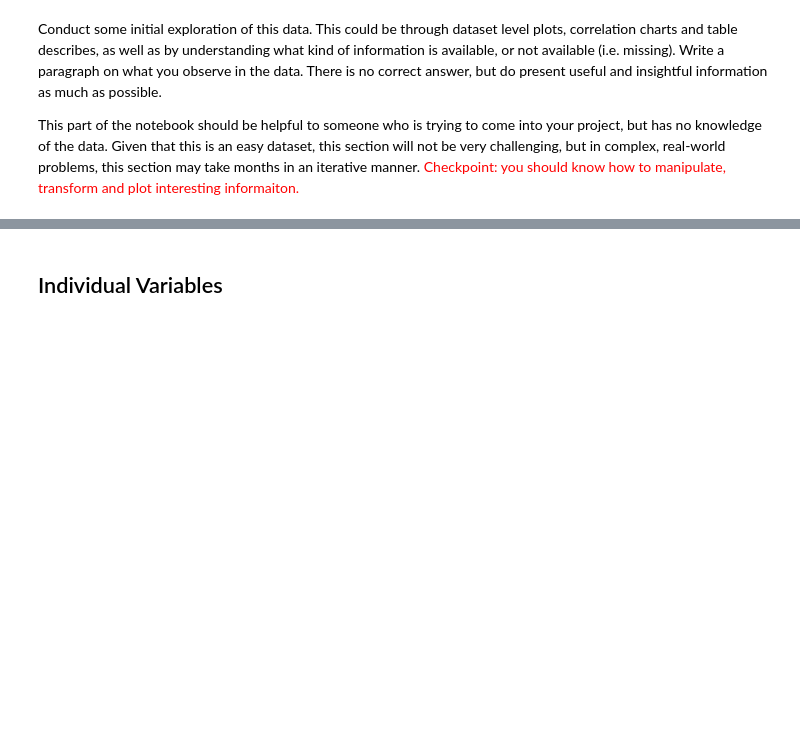
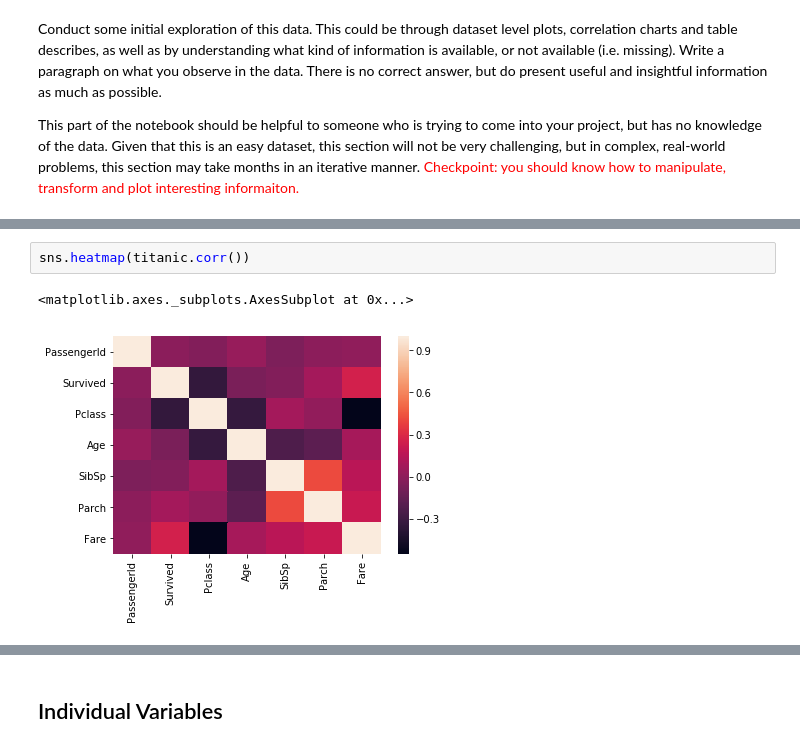
Before and after one commit to ningyuuu/rf-scratch, a Jupyter notebook: titanic-filled.ipynb, the cells around one changed output, grey strips where cells are left out. Cells and saved outputs as stored; diff of their text form; blank space fills up the shorter version.

```diff
--- a/titanic-filled.ipynb
+++ b/titanic-filled.ipynb
@@ -95,0 +150,5 @@ This part of the notebook should be helpful to someone who is trying to come int
+# %%
+sns.heatmap(titanic.corr())
+# %% [output]
+<matplotlib.axes._subplots.AxesSubplot at 0x...>
+[figure, added]
```
Also changed, not shown: parts of 37 cells of this notebook.
